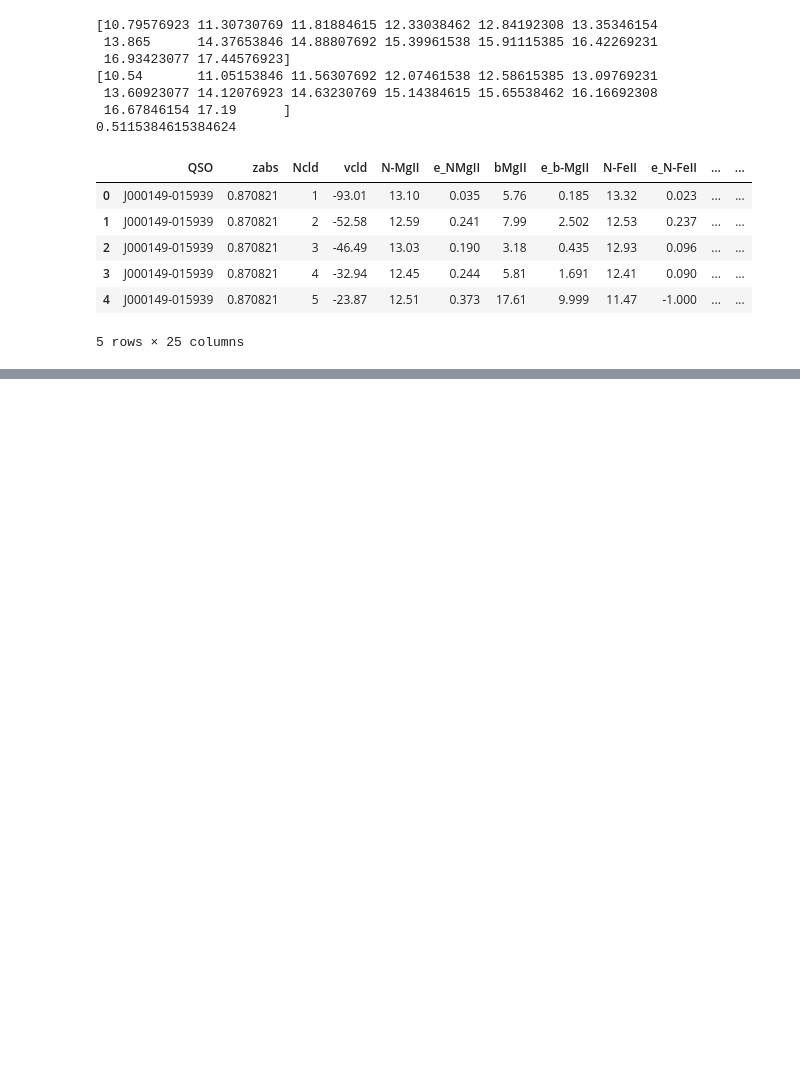
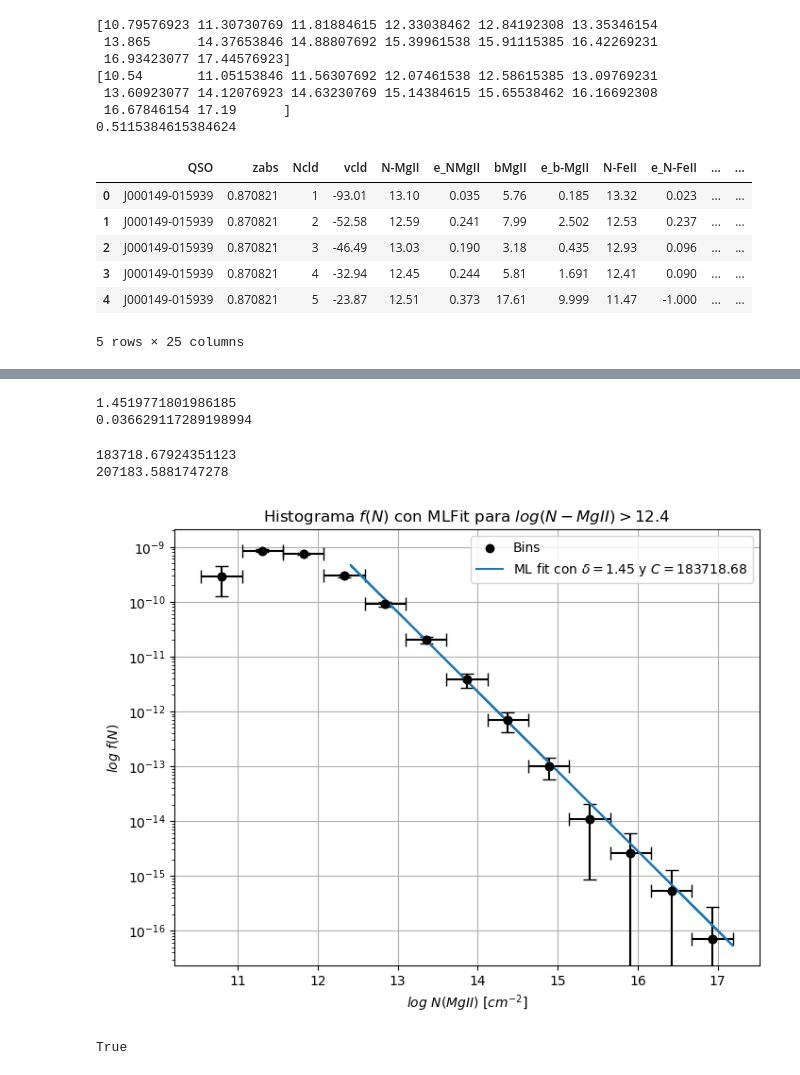
Before and after one commit to guerracuadra/Trabajo-Tutorial-B-sico, a Jupyter notebook: code.ipynb, the cells around one changed output, grey strips where cells are left out. Drawn from its saved outputs; the diff is of its cells as text; code cells hidden in the pictures; blank space fills up the shorter version.

```diff
--- a/code.ipynb
+++ b/code.ipynb
@@ -119,0 +86,2 @@ Intersección (b): 2.0000 ± 0.2673
+# %%
+vp_fit = df[df['N-MgII']>12.4]
@@ -119,0 +92,8 @@ Intersección (b): 2.0000 ± 0.2673
+# %%
+x_min = 10**vp_fit['N-MgII'].min()
+
+vp = 10**vp_fit['N-MgII']
+vp_e = 10**vp_fit['e_NMgII']
+
+n=len(vp)
+n_e = len(vp_e)
@@ -119,0 +102,4 @@ Intersección (b): 2.0000 ± 0.2673
+# %%
+delta = 1 + n / np.sum(np.log(vp / x_min))
+
+print(delta)
@@ -119,0 +124,40 @@ Intersección (b): 2.0000 ± 0.2673
+# %%
+# Calcular logaritmos y delta
+log_ratios_with_unc = unumpy.log(N_unc / N_min)
+delta_with_unc = 1 + len(N_unc) / log_ratios_with_unc.sum()
+
+# Extraer valor nominal y error
+delta_nominal = unumpy.nominal_values(delta_with_unc)
+delta_std_dev = unumpy.std_devs(delta_with_unc)
+
+print(delta_nominal)
+print(delta_std_dev)
+# %% [output]
+1.4519771801986185
+0.036629117289198994
+# %%
+C = (delta_with_unc - 1) * (N_min ** (delta_with_unc - 1))
+print(unumpy.nominal_values(C))
+print(unumpy.std_devs(C))
+# %% [output]
+183718.67924351123
+207183.5881747278
+# %%
+plt.figure(figsize=(8, 6))
+plt.scatter(bins_centers[:-1], hist / 10**bins_centers[:-1], label='Bins', color='black')
+plt.errorbar(bins_centers[:-1], hist / 10**bins_centers[:-1], xerr=(bin_edges[1:] - bin_edges[:-1]) / 2,
+             yerr=bin_err/ 10**bins_centers[:-1] , fmt='o', color='black', capsize=5)
+
+
+#plt.plot(vp_fit['N-MgII'], delta*vp_fit['N-MgII']/10**vp_fit['N-MgII']+np.log(C)/10**vp_fit['N-MgII'], label = fr'ML fit con $\delta={delta:.2f}$ y $C={C:.2f}$')
+plt.plot(vp_fit['N-MgII'], (9.85*10**8-5*10**8)*(10**(vp_fit['N-MgII']))**(-delta), label = fr'ML fit con $\delta={delta:.2f}$ y $C={C:.2f}$')
+# Configurar ejes y escala logarítmica
+plt.yscale('log')
+plt.ylabel(r'$log \ f(N)$')
+plt.xlabel(r'$log \ N(MgII) \ [cm^{-2}]$')
+plt.title('Histograma $f(N)$ con MLFit para $log(N-MgII)>12.4$')
+plt.legend()
+plt.grid()
+plt.show()
+# %% [output]
+[figure, added]
@@ -119,0 +170,4 @@ Intersección (b): 2.0000 ± 0.2673
+# %%
+len(bin_err_fit)+1==len(bins_centers_fit)
+# %% [output]
+True
```
Also changed, not shown: parts of 69 cells of this notebook.
